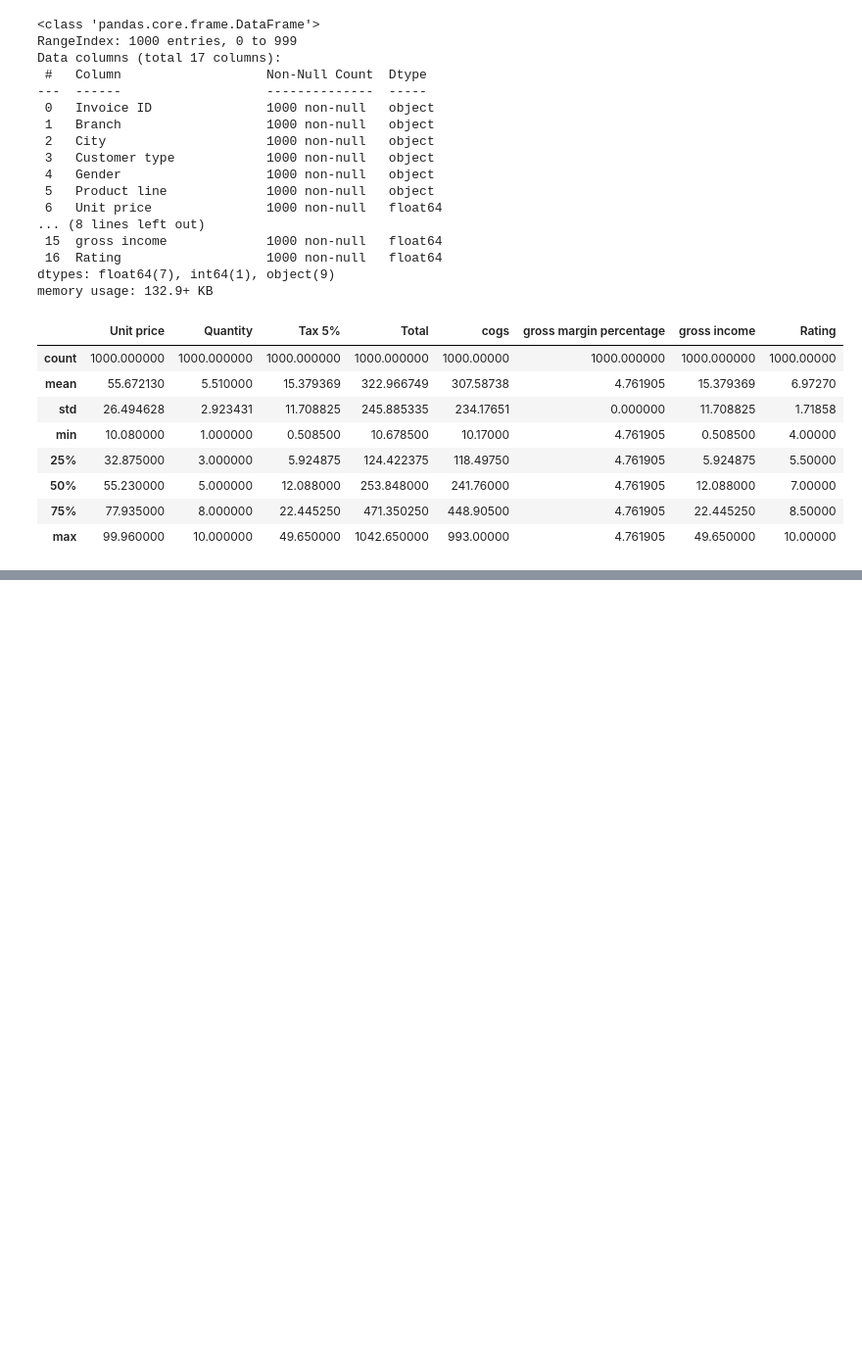
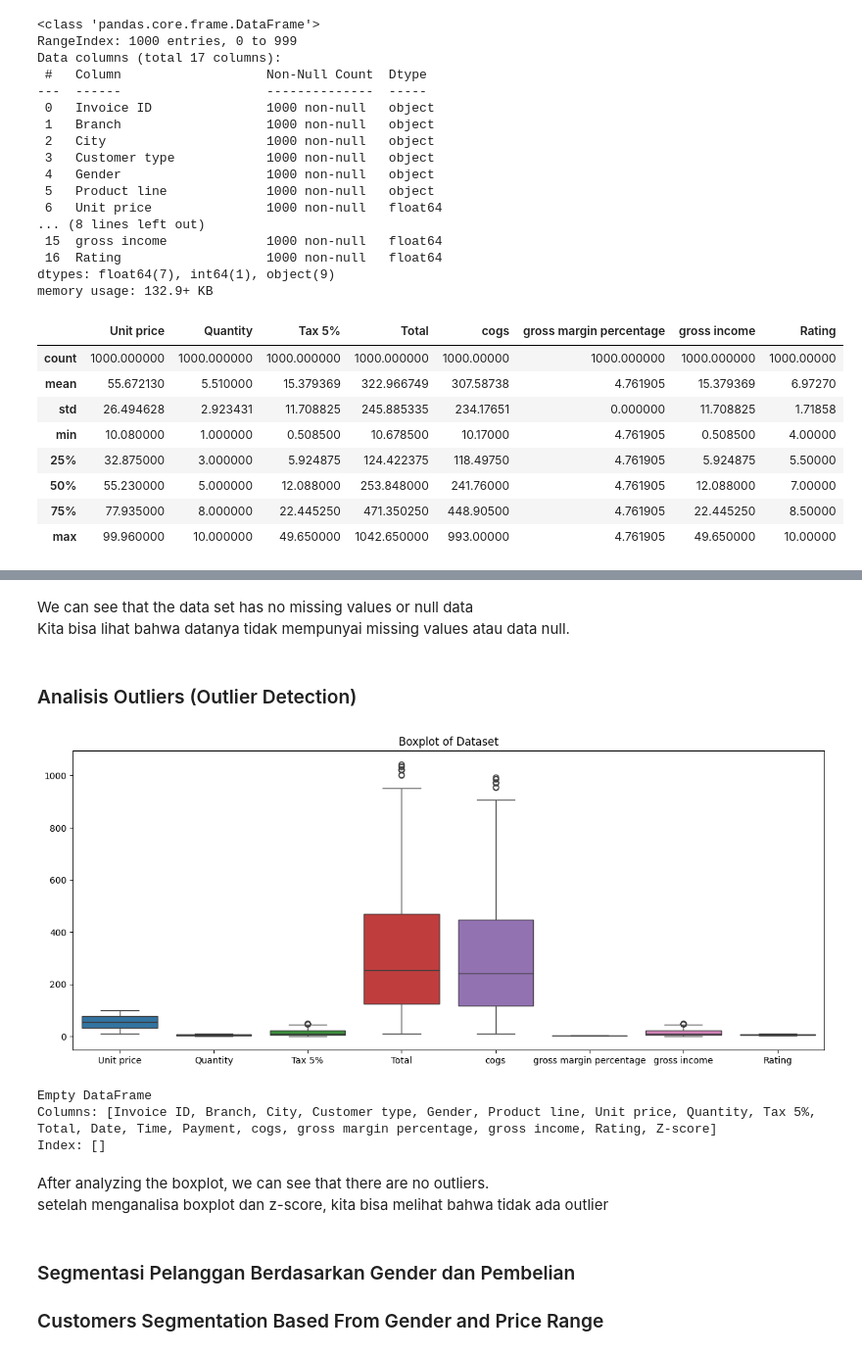
Before and after one commit to AngeloDusu/EDA-Sales-Analysis, a Jupyter notebook: Codes/EDA-Sales-Analysis.ipynb, the cells around one changed output, grey strips where cells are left out. Shown at 98% size. Saved outputs shown, nothing was run; the diff lists cells and outputs as text; code cells hidden in the pictures; blank space fills up the shorter version.

```diff
--- a/Codes/EDA-Sales-Analysis.ipynb
+++ b/Codes/EDA-Sales-Analysis.ipynb
@@ -48,0 +86,28 @@ data.describe()
+# %% [markdown]
+We can see that the data set has no missing values or null data <br>
+Kita bisa lihat bahwa datanya tidak mempunyai missing values atau data null.
+# %% [markdown]
+<h3> Analisis Outliers (Outlier Detection) </h3>
+# %%
+plt.figure(figsize=(15, 6))
+sns.boxplot(data)
+plt.title('Boxplot of Dataset')
+plt.show()
+# %% [output]
+[figure, added]
+# %%
+from scipy import stats
+
+data['Z-score'] = stats.zscore(data['Total'])
+outliers = data[data['Z-score'].abs() > 3]
+print(outliers)
+# %% [output]
+Empty DataFrame
+Columns: [Invoice ID, Branch, City, Customer type, Gender, Product line, Unit price, Quantity, Tax 5%, Total, Date, Time, Payment, cogs, gross margin percentage, gross income, Rating, Z-score]
+Index: []
+# %% [markdown]
+After analyzing the boxplot, we can see that there are no outliers.<br>
+setelah menganalisa boxplot dan z-score, kita bisa melihat bahwa tidak ada outlier
+# %% [markdown]
+<h3> Segmentasi Pelanggan Berdasarkan Gender dan Pembelian </h3>
+<h3> Customers Segmentation Based From Gender and Price Range </h3>
```
Also changed, not shown: parts of 17 cells of this notebook, 1 other file.
